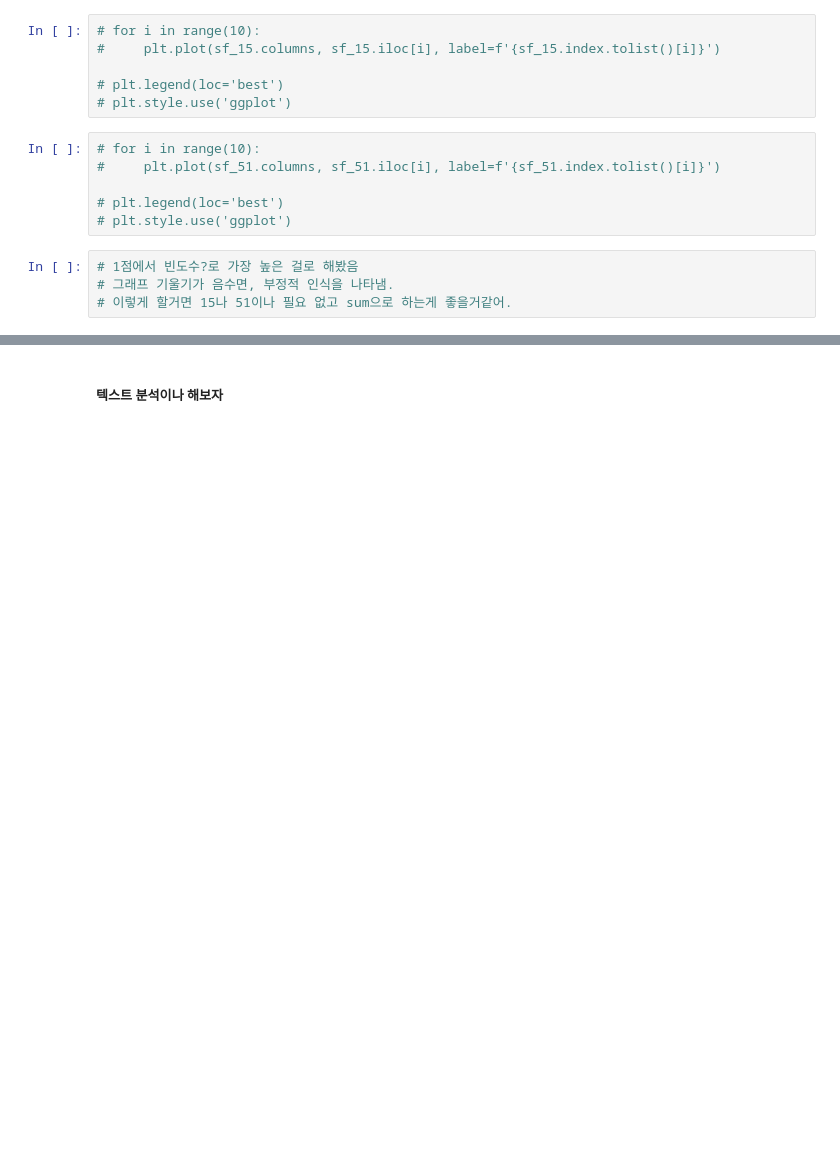
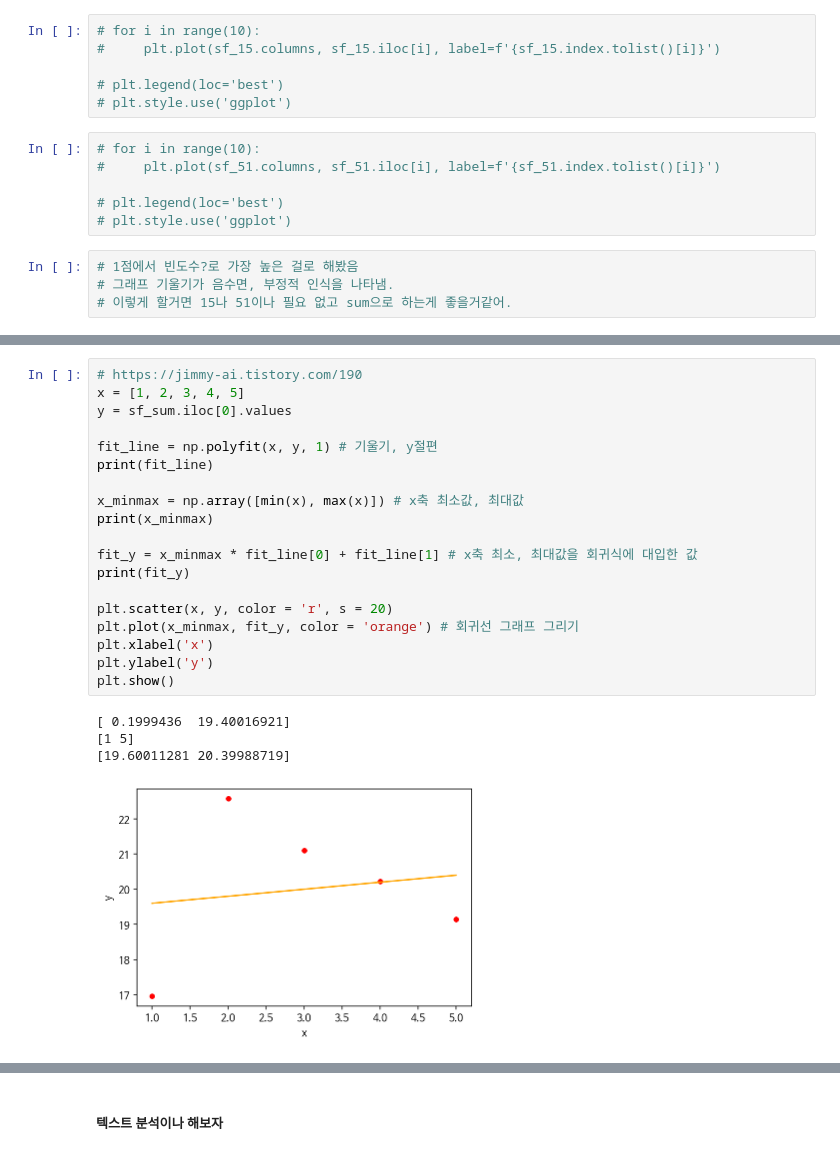
Before and after one commit to mon-world/team_project_2022, a Jupyter notebook: project_2/Hanok_data_analysis.ipynb, the cells around one changed output, grey strips where cells are left out. Saved outputs shown, nothing was run; the diff lists cells and outputs as text; blank space fills up the shorter version.

```diff
--- a/project_2/Hanok_data_analysis.ipynb
+++ b/project_2/Hanok_data_analysis.ipynb
@@ -963,0 +1035,24 @@ star_final.iloc[:20, 5:-1].plot(kind='bar')
+# %%
+# https://jimmy-ai.tistory.com/190
+x = [1, 2, 3, 4, 5]
+y = sf_sum.iloc[0].values
+
+fit_line = np.polyfit(x, y, 1) # 기울기, y절편
+print(fit_line)
+
+x_minmax = np.array([min(x), max(x)]) # x축 최소값, 최대값
+print(x_minmax)
+
+fit_y = x_minmax * fit_line[0] + fit_line[1] # x축 최소, 최대값을 회귀식에 대입한 값
+print(fit_y)
+
+plt.scatter(x, y, color = 'r', s = 20)
+plt.plot(x_minmax, fit_y, color = 'orange') # 회귀선 그래프 그리기
+plt.xlabel('x')
+plt.ylabel('y')
+plt.show()
+# %% [output]
+[ 0.1999436  19.40016921]
+[1 5]
+[19.60011281 20.39988719]
+[figure, added]
```
Also changed, not shown: parts of 54 cells of this notebook, 1 other file.
